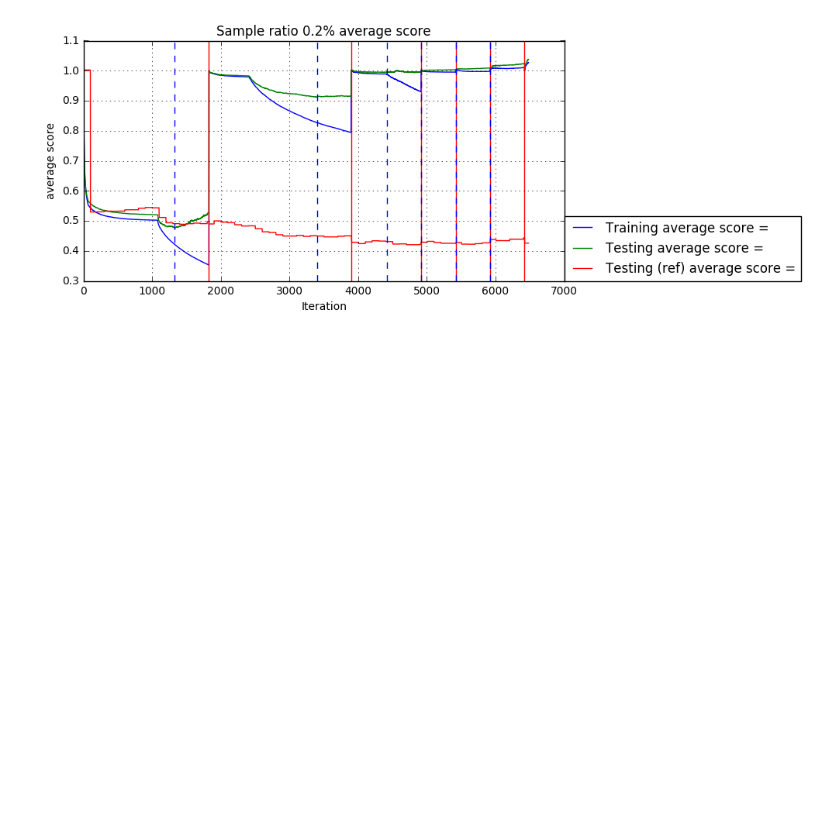
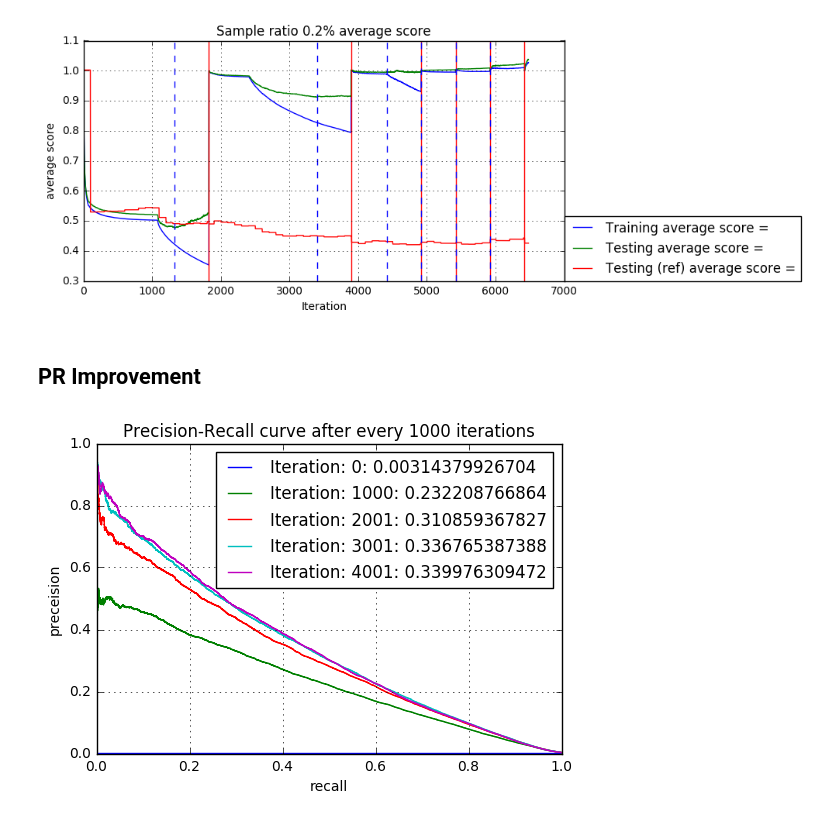
Before and after one commit to arapat/sparkboost, a Jupyter notebook: splice-site.ipynb, the cells around one changed output. Saved outputs shown, nothing was run; the diff lists cells and outputs as text; code cells hidden in the pictures; blank space fills up the shorter version.

```diff
--- a/splice-site.ipynb
+++ b/splice-site.ipynb
@@ -157,3 +156,49 @@ else:
 [figure]
 [figure]
 [figure]
+# %% [markdown]
+## PR Improvement
+# %%
+# file generation:
+#   grep 'Node\|Testing (ref) PR =\|Testing (ref) auPRC = 0' result-010.txt > testPR.txt
+
+def parse(s):
+    pairs = map(lambda t: t.split(','),
+                s[1:-1].split("), ("))
+    return [(float(a), float(b)) for a, b in pairs]
+
+def extractTestInfo(filename):
+    ret = []
+    with open(filename) as f:
+        curNode = 0
+        for line in f:
+            line = line.strip()
+            if line.startswith("Node"):
+                curNode = int(line.split()[1])
+            elif line.startswith("Testing (ref) auPRC"):
+                auPRC = float(line.split('=')[1])
+            elif line.startswith("Testing (ref) PR") and curNode % 1000 < 5:
+                begin = line.find(" = List(") + 8
+                pr = parse(line.strip()[begin:-1])
+                ret.append((curNode, auPRC, pr))
+    return ret
+
+def plot(data):
+    for node, au, pr in data:
+        x = map(itemgetter(0), pr)
+        y = map(itemgetter(1), pr)
+        if y[0] == 1.0:
+            y[0] = y[1]
+        plt.xlim(0.0, 1.0)
+        # plt.ylim(0.95, 1.0)
+        plt.plot(x, y, label="Iteration: " + str(node) + ": " + str(au))
+        plt.grid()
+        plt.xlabel("recall")
+        plt.ylabel("preceision")
+        plt.legend()
+        plt.title("Precision-Recall curve after every 1000 iterations")
+# %%
+# data = extractTestInfo("splice-site/auto/testPR.txt")
+plot(data)
+# %% [output]
+[figure, added]
```
Also changed, not shown: parts of 2 cells of this notebook.
